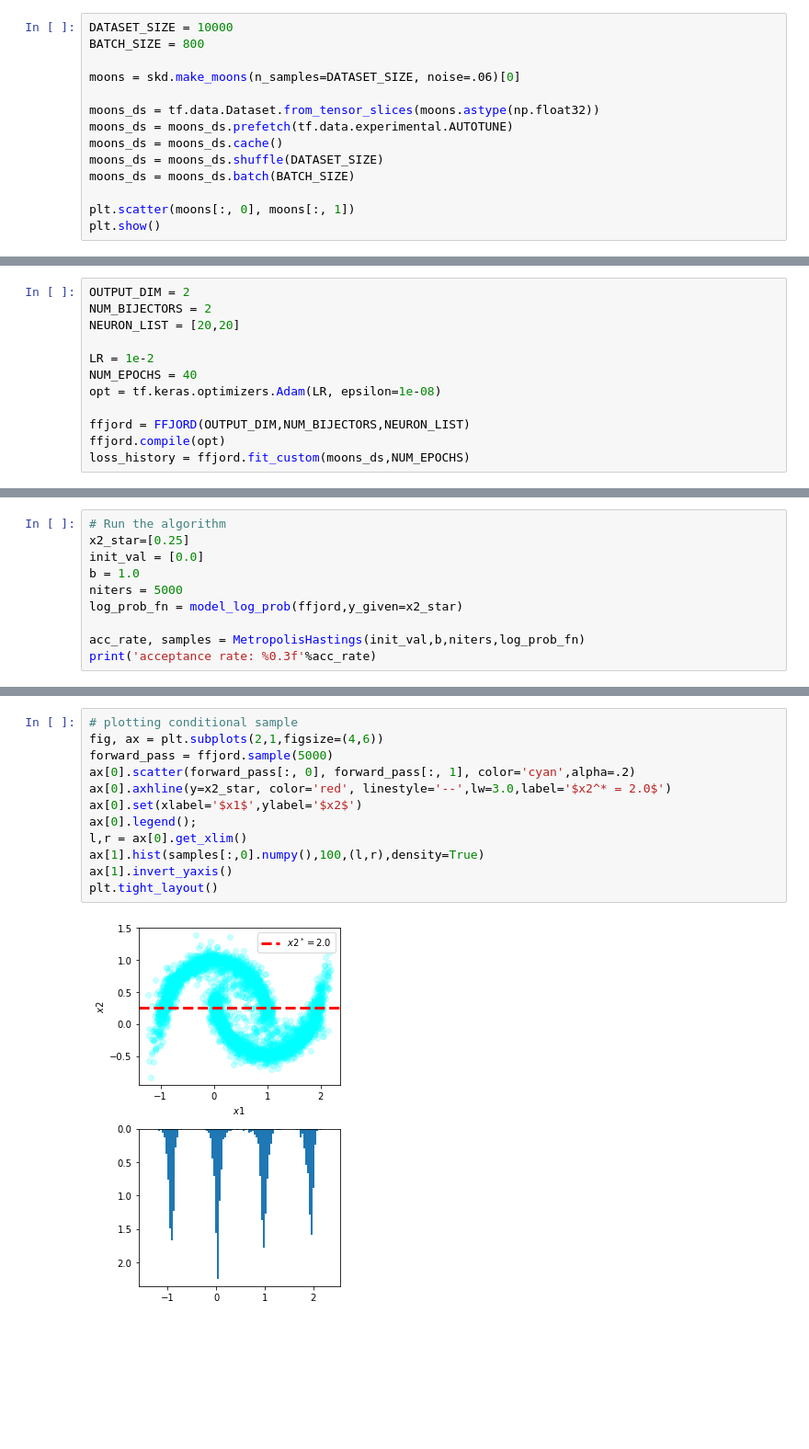
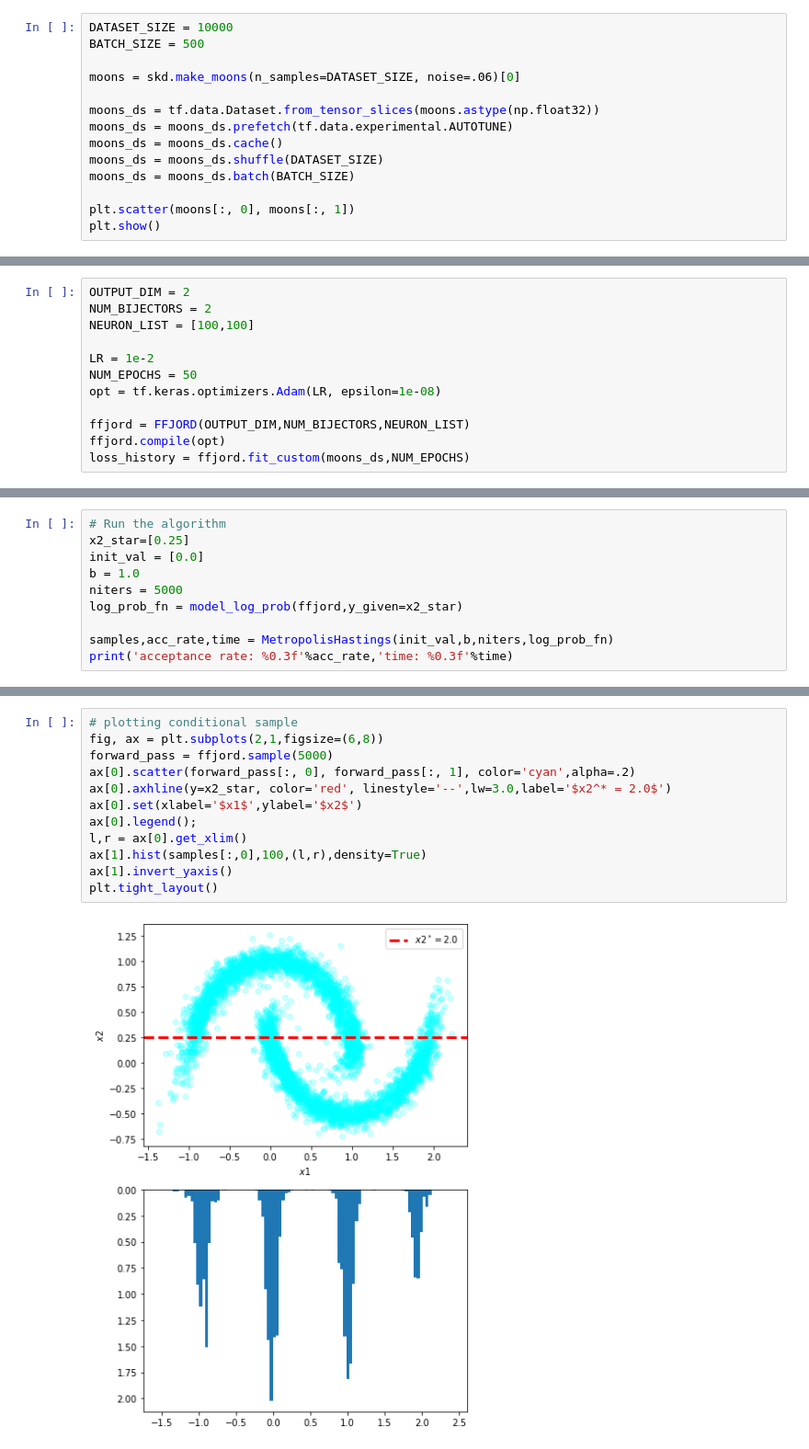
Before and after one commit to CaseyLeeDowdle/TransportNets, a Jupyter notebook: examples/doubleMoon/FFJORD-conditional-MH-MCMC.ipynb, the cells around one changed output, grey strips where cells are left out. Shown at 92% size. Cells and saved outputs as stored; diff of their text form; blank space fills up the shorter version.

```diff
--- a/examples/doubleMoon/FFJORD-conditional-MH-MCMC.ipynb
+++ b/examples/doubleMoon/FFJORD-conditional-MH-MCMC.ipynb
@@ -29,7 +29,7 @@ tfb = tfp.bijectors
 tfd = tfp.distributions
 # %%
 DATASET_SIZE = 10000
-BATCH_SIZE = 800
+BATCH_SIZE = 500
 
 moons = skd.make_moons(n_samples=DATASET_SIZE, noise=.06)[0]
 
@@ -46,10 +46,10 @@ plt.show()
 # %%
 OUTPUT_DIM = 2
 NUM_BIJECTORS = 2
-NEURON_LIST = [20,20]
+NEURON_LIST = [100,100]
 
 LR = 1e-2
-NUM_EPOCHS = 40
+NUM_EPOCHS = 50
 opt = tf.keras.optimizers.Adam(LR, epsilon=1e-08)
 
 ffjord = FFJORD(OUTPUT_DIM,NUM_BIJECTORS,NEURON_LIST)
@@ -88,6 +88,6 @@ b = 1.0
 niters = 5000
 log_prob_fn = model_log_prob(ffjord,y_given=x2_star)
 
-acc_rate, samples = MetropolisHastings(init_val,b,niters,log_prob_fn)
-print('acceptance rate: %0.3f'%acc_rate)
+samples,acc_rate,time = MetropolisHastings(init_val,b,niters,log_prob_fn)
+print('acceptance rate: %0.3f'%acc_rate,'time: %0.3f'%time)
 # %% [output]
@@ -95,14 +95,14 @@ acceptance rate: 0.185
 # %%
 # plotting conditional sample
-fig, ax = plt.subplots(2,1,figsize=(4,6))
+fig, ax = plt.subplots(2,1,figsize=(6,8))
 forward_pass = ffjord.sample(5000)
 ax[0].scatter(forward_pass[:, 0], forward_pass[:, 1], color='cyan',alpha=.2)
 ax[0].axhline(y=x2_star, color='red', linestyle='--',lw=3.0,label='$x2^* = 2.0$')
 ax[0].set(xlabel='$x1$',ylabel='$x2$')
 ax[0].legend();
 l,r = ax[0].get_xlim()
-ax[1].hist(samples[:,0].numpy(),100,(l,r),density=True)
+ax[1].hist(samples[:,0],100,(l,r),density=True)
 ax[1].invert_yaxis()
 plt.tight_layout()
 # %% [output]
-[figure, old version]
+[figure, new version]
```
Also changed, not shown: parts of 5 cells of this notebook, 3 other files.
